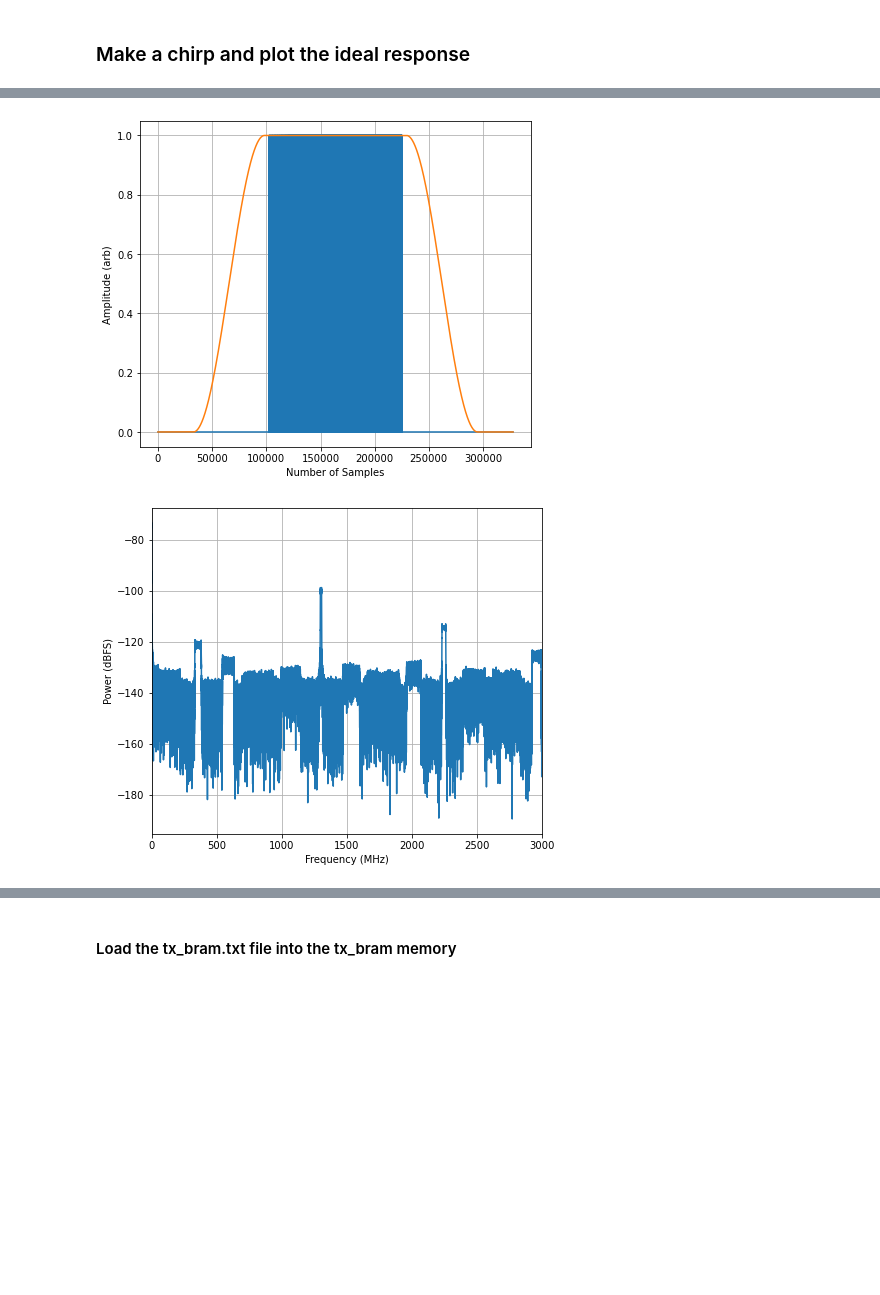
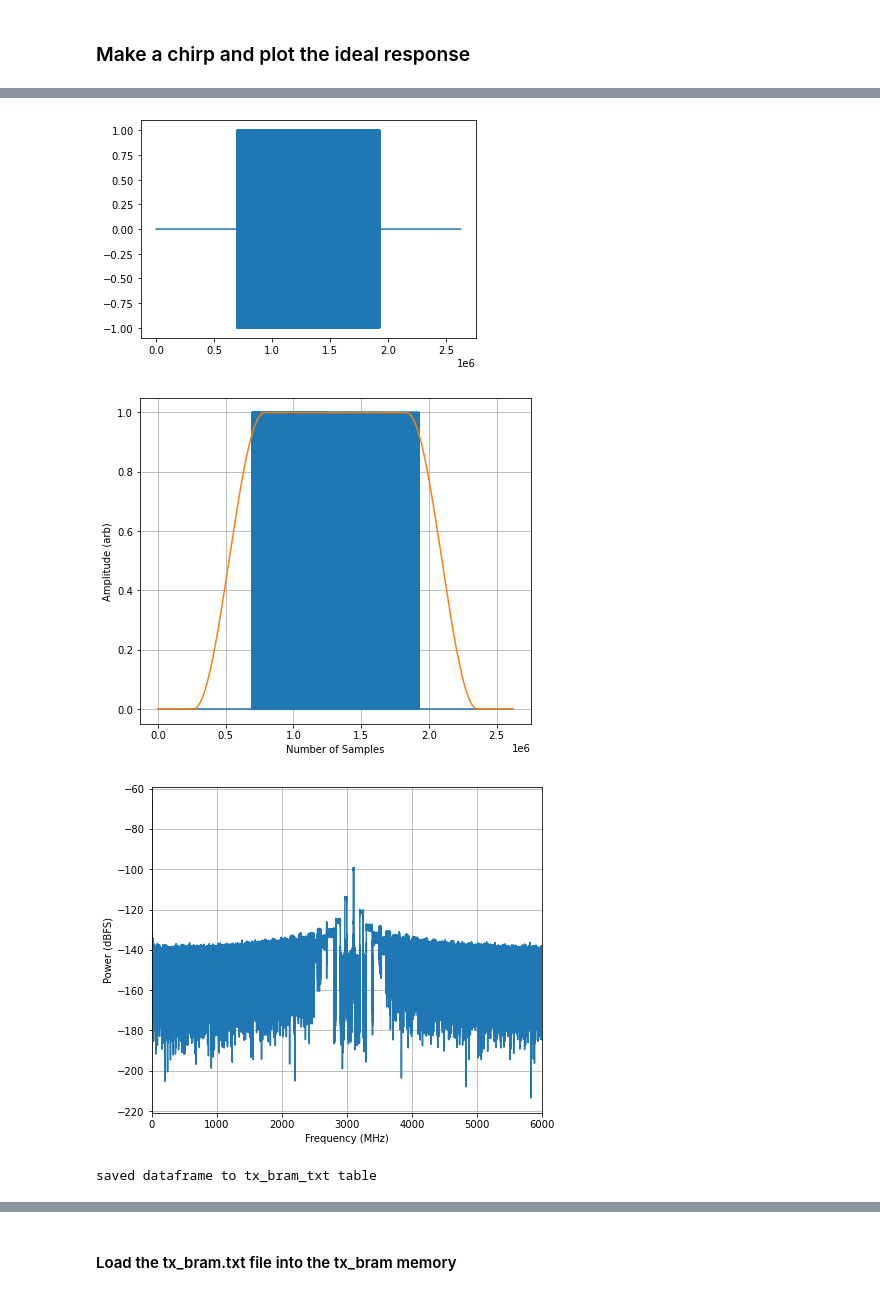
Before and after one commit to miamedra2/Transceiver_Waveform_Analysis, a Jupyter notebook: How_To_Transceiver_Chirps_DataCollection.ipynb, the cells around one changed output, grey strips where cells are left out. Saved outputs shown, nothing was run; the diff lists cells and outputs as text; code cells hidden in the pictures; blank space fills up the shorter version.

```diff
--- a/How_To_Transceiver_Chirps_DataCollection.ipynb
+++ b/How_To_Transceiver_Chirps_DataCollection.ipynb
@@ -8,17 +10,16 @@ import pandas as pd
 # %% [markdown]
 Set the chirp params here.  F_center is the center frequency of the chirp.  B_chirp is the chirp bandwidth.  And T_chirp is the duration.  Make sure to either have F_LO overlap or F_center be within the bandwidth (F_LO -124.5 MHz, F_LO + 124.5MHz).
 # %%
-F_center = 1300e6
+F_center = 3102e6
 B_chirp = 10e6
-T_chirp = 20e-6
+T_chirp = 100e-6
 # %% [markdown]
 ### Data Generation Params
 # %% [markdown]
 These params have to do with generating an ideal chirp and putting into the tranceiver design.  TX_sample rate is the sample rate of the tranceiver, 153.6MHz corresponds to the MGT Frequency of the Si570 Clock and 40 - the lane rate.  TX_N_Samples is the number of samples the ideal chirp will consist of - which is constant and based on the design. There are 8192 to 32 to bit values in the bram but since the tranceiver looks at increments of 40 bits - the first 32 bits at address 0x0 and then the bottom 8 bits at address 0x1 -  the bram size is only 4096 * 40 bits.  The tx_bram_filename is the name of the file that must then be loaded onto the zcu102 and run with load_bram.c, to activate the tranceiver with new data.
 # %%
-TX_sample_rate = 153.6*40e6
-TX_N_samples = 8192*40
-#TX_N_samples = 4096*40
+TX_sample_rate = 80*153.6e6
+TX_N_samples = 32*1024*80
 tx_bram_filename = "tx_bram.txt"
 # %% [markdown]
 ### Data Collection Params
@@ -50,8 +59,17 @@ if(hdf5_save_en == True):
 # %%
-f_ideal, R_ideal, x_data = ideal_chirp.make_ideal_chirp()
+f_ideal, R_ideal, x_data = ideal_chirp.make_waveform()
 # %% [output]
-[figure, old version]
+[figure, new version]
-[figure, old version]
+[figure, new version]
+[figure, added]
+# %%
+df_tx_bram = pd.read_csv("tx_bram.txt", header=None)
+if(hdf5_save_en == True):
+
+    # Save ideal data dataframe to the hdf5 file
+    hdf5_save.save_df_to_hdf5(df_in = df_tx_bram, hdf5_datafile = hdf5_datafile, title = "tx_bram_txt")
+# %% [output]
+saved dataframe to tx_bram_txt table
 # %%
 if(hdf5_save_en == True):
     # Save ideal data dataframe and cast to np.int16
```
Also changed, not shown: parts of 29 cells of this notebook, 6 other files.
